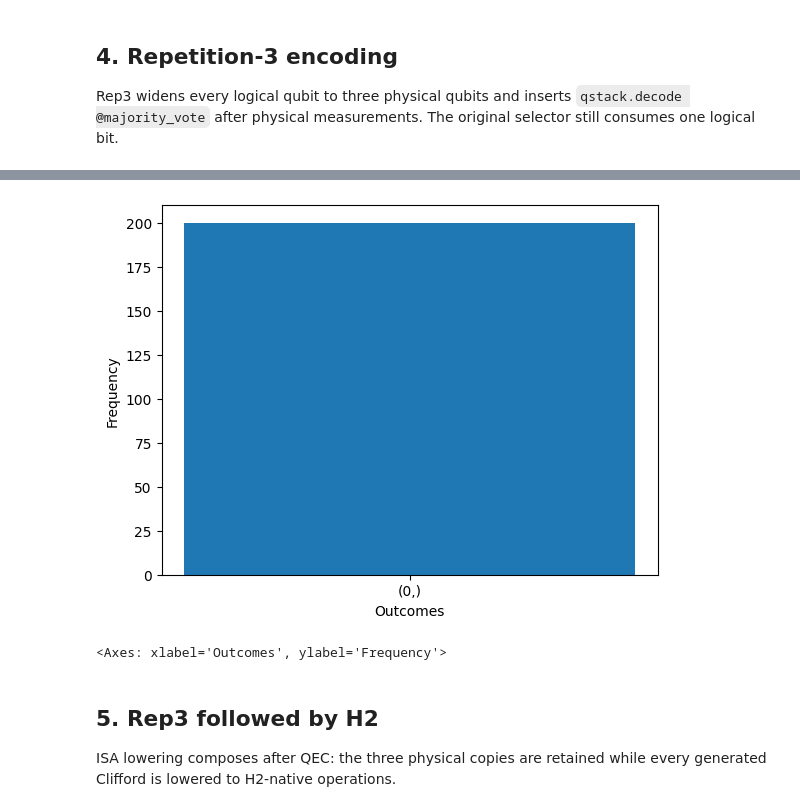
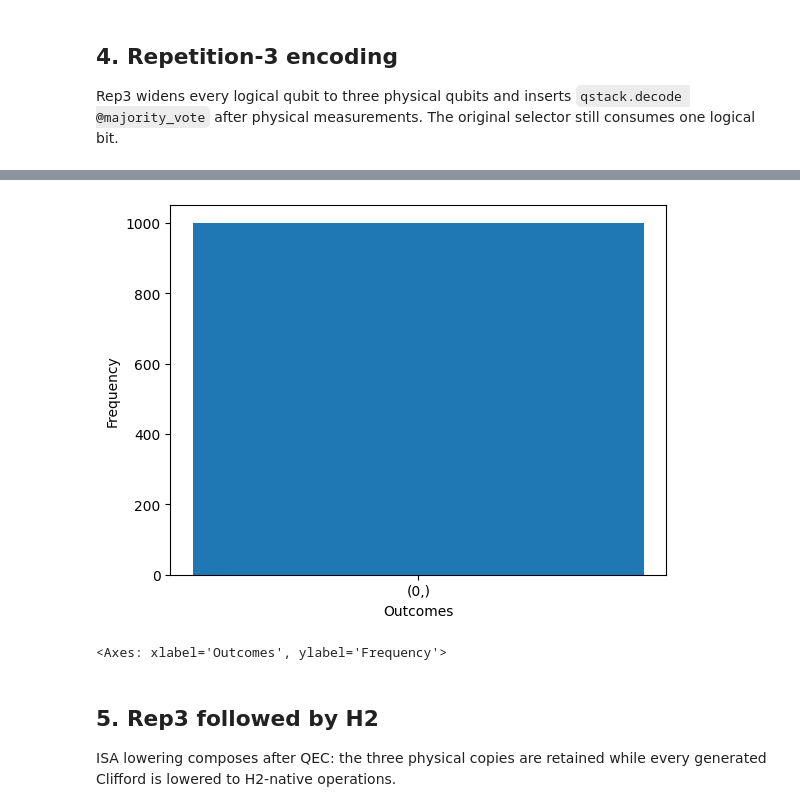
Before and after one commit to anpaz/qstack, a Jupyter notebook: mlir/examples/5.compile.ipynb, the cells around one changed output, grey strips where cells are left out. Saved outputs shown, nothing was run; the diff lists cells and outputs as text; code cells hidden in the pictures.

```diff
--- a/mlir/examples/5.compile.ipynb
+++ b/mlir/examples/5.compile.ipynb
@@ -168,9 +168,9 @@ builtin.module {
   func.func private @majority_vote(!qstack.bit, !qstack.bit, !qstack.bit) -> !qstack.bit attributes {qstack.decoder}
 }
 # %%
-Machine(rep3_program, num_qubits=8, registry=registry).eval(shots=200).plot_histogram()
+Machine(rep3_program, num_qubits=8, registry=registry).eval(shots=1000).plot_histogram()
 # %% [output]
-[figure, old version]
+[figure, new version]
 <Axes: xlabel='Outcomes', ylabel='Frequency'>
 # %% [markdown]
 ## 5. Rep3 followed by H2
```
Also changed, not shown: parts of 2 cells of this notebook, 1 other file.
